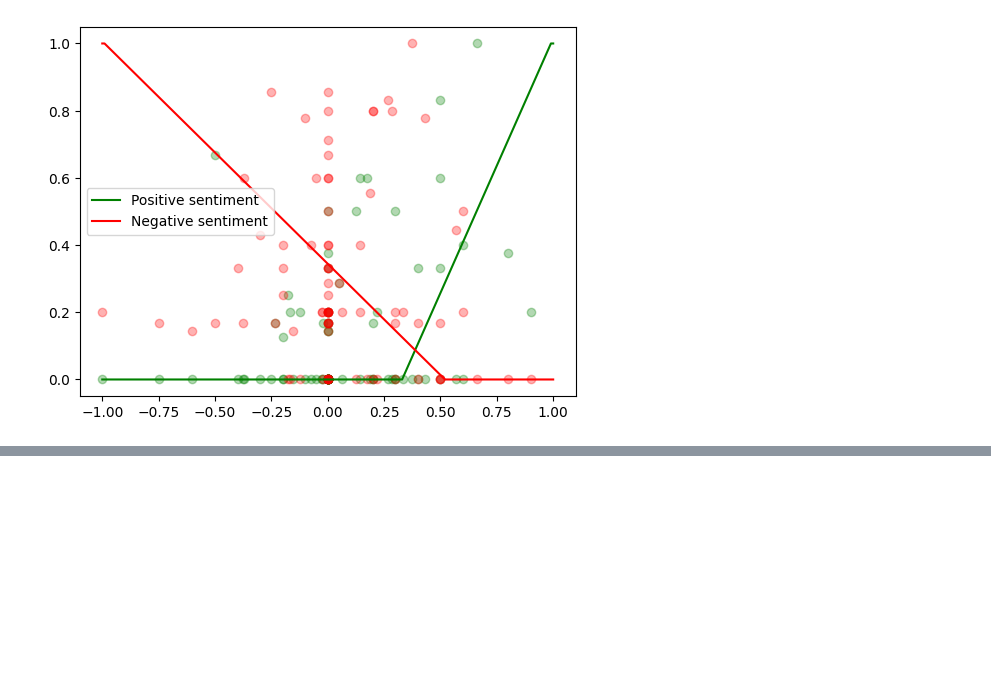
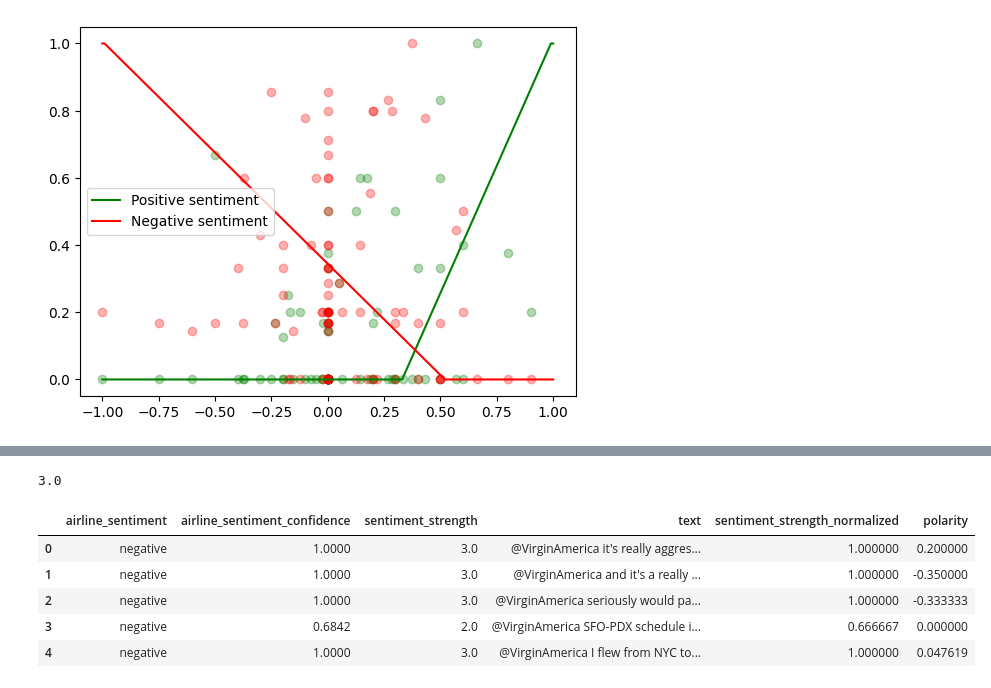
Before and after one commit to msvana/dissertation, a Jupyter notebook: notebooks/nuclear_energy.ipynb, the cells around one changed output, grey strips where cells are left out. Drawn from its saved outputs; the diff is of its cells as text; code cells hidden in the pictures; blank space fills up the shorter version.

```diff
--- a/notebooks/nuclear_energy.ipynb
+++ b/notebooks/nuclear_energy.ipynb
@@ -108,0 +121,17 @@ plt.legend()
+# %%
+strength_max = df_airlines['sentiment_strength'].max()
+strength_max
+# %% [output]
+3.0
+# %%
+df_airlines['sentiment_strength_normalized'] = df_airlines['sentiment_strength'].apply(lambda x: x / strength_max)
+df_airlines['polarity'] = [tb.TextBlob(t).sentiment.polarity if type(t) == str else None for t in df_airlines['text']]
+df_airlines = df_airlines.dropna()
+df_airlines.head()
+# %% [output]
+|  | airline_sentiment | airline_sentiment_confidence | sentiment_strength | text | sentiment_strength_normalized | polarity |
+| 0 | negative | 1.0000 | 3.0 | @VirginAmerica it's really aggres... | 1.000000 | 0.200000 |
+| 1 | negative | 1.0000 | 3.0 | @VirginAmerica and it's a really ... | 1.000000 | -0.350000 |
+| 2 | negative | 1.0000 | 3.0 | @VirginAmerica seriously would pa... | 1.000000 | -0.333333 |
+| 3 | negative | 0.6842 | 2.0 | @VirginAmerica SFO-PDX schedule i... | 0.666667 | 0.000000 |
+| 4 | negative | 1.0000 | 3.0 | @VirginAmerica I flew from NYC to... | 1.000000 | 0.047619 |
```
Also changed, not shown: parts of 7 cells of this notebook, 13 other files.
